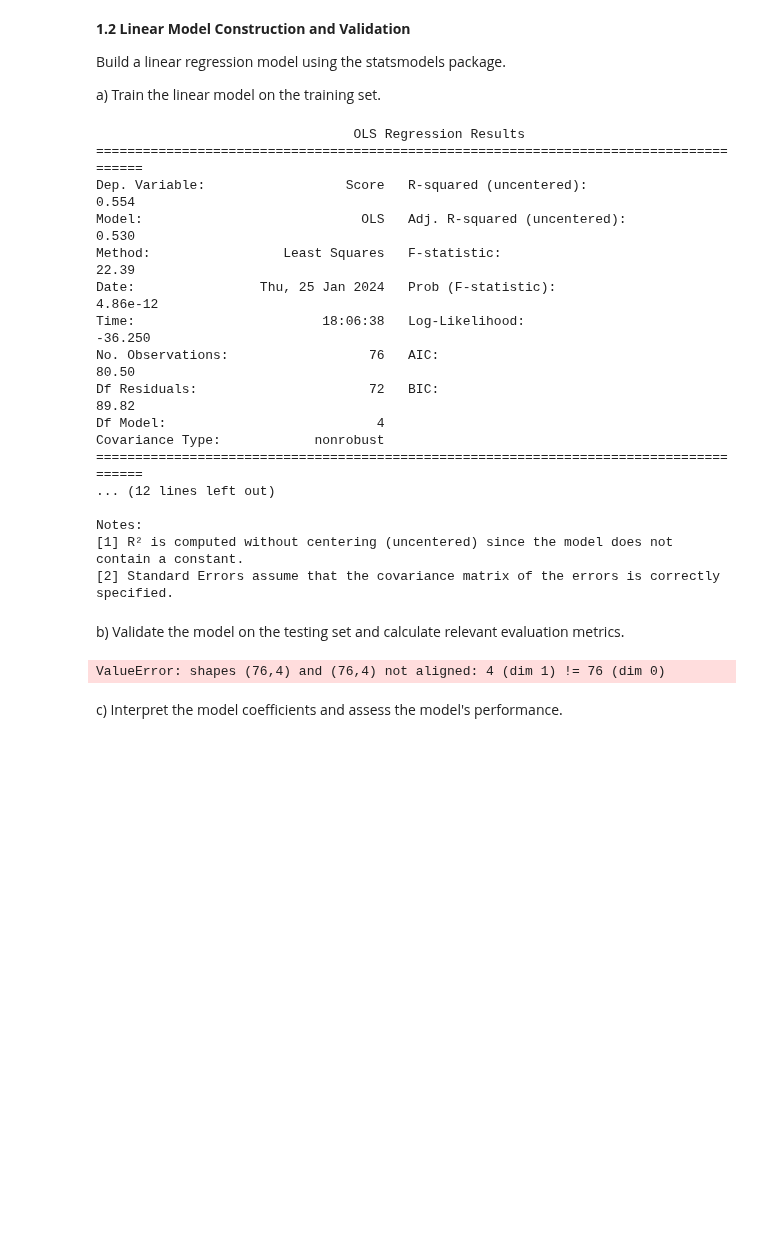
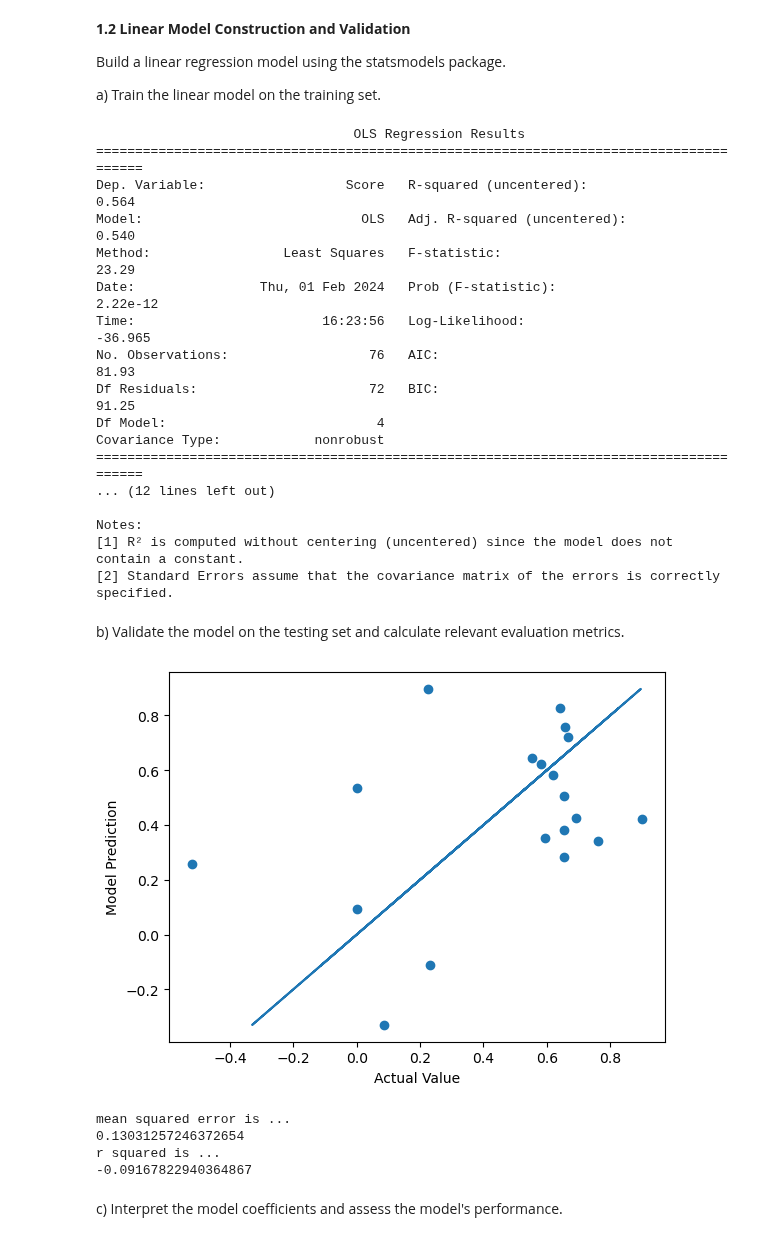
Before and after one commit to AJB33/MaterialsInformatics, a Jupyter notebook: HW/HW1/HW1 Q1.ipynb, the cells around one changed output. Saved outputs shown, nothing was run; the diff lists cells and outputs as text; code cells hidden in the pictures; blank space fills up the shorter version.

```diff
--- a/HW/HW1/HW1 Q1.ipynb
+++ b/HW/HW1/HW1 Q1.ipynb
@@ -123,24 +183,23 @@ a) Train the linear model on the training set.
 #your code goes here
 import statsmodels.api as sm
 
-# use ordinary least quares regression
-#mod = sm.OLS(Train.endog, Train.exog)
+# use ordinary least squares regression
 
 endog = Train.Score
 exog = Train.drop('Score', axis=1)
-mod = sm.OLS(endog, exog)
-res = mod.fit()
-print(res.summary())
+#exog = sm.add_constant(exog) # adding a constant drops R^2 from 0.54 to 0.229
+model = sm.OLS(endog, exog).fit()
+print(model.summary())
 # %% [output]
                                  OLS Regression Results
 =======================================================================================
-Dep. Variable:                  Score   R-squared (uncentered):                   0.554
-Model:                            OLS   Adj. R-squared (uncentered):              0.530
-Method:                 Least Squares   F-statistic:                              22.39
-Date:                Thu, 25 Jan 2024   Prob (F-statistic):                    4.86e-12
-Time:                        18:06:38   Log-Likelihood:                         -36.250
-No. Observations:                  76   AIC:                                      80.50
-Df Residuals:                      72   BIC:                                      89.82
+Dep. Variable:                  Score   R-squared (uncentered):                   0.564
+Model:                            OLS   Adj. R-squared (uncentered):              0.540
+Method:                 Least Squares   F-statistic:                              23.29
+Date:                Thu, 01 Feb 2024   Prob (F-statistic):                    2.22e-12
+Time:                        16:23:56   Log-Likelihood:                         -36.965
+No. Observations:                  76   AIC:                                      81.93
+Df Residuals:                      72   BIC:                                      91.25
 Df Model:                           4
 Covariance Type:            nonrobust
 =======================================================================================
@@ -151,15 +210,36 @@ Notes:
 [2] Standard Errors assume that the covariance matrix of the errors is correctly specified.
 # %% [markdown]
 b) Validate the model on the testing set and calculate relevant evaluation metrics.
-# %%
-#your code goes here
-Test_endog = Test.Score
-Test_exog = Train.drop('Score', axis=1)
-#print(Test_exog)
-Test_score = mod.predict(Test_exog)
-#print(Test_score)
-# %% [output]
-ValueError: shapes (76,4) and (76,4) not aligned: 4 (dim 1) != 76 (dim 0)
+# %%
+# Store the Score values in the Test_endog variable
+Test_endog = Test.Score
+# Drop Score values from test data of which score values will be predicted with the LR model
+Test_exog = Test.drop('Score', axis=1)
+# %%
+import matplotlib.pyplot as plt
+from sklearn.metrics import mean_squared_error, r2_score
+
+Test_score = model.predict(Test_exog)
+#print(Test_endog.shape)
+#print(Test_exog.shape)
+#print(Test_score.shape)
+#print(Test_endog.shape)
+plt.scatter(Test_endog,Test_score)
+plt.plot(Test_score,Test_score)
+plt.ylabel("Model Prediction")
+plt.xlabel("Actual Value")
+plt.show()
+
+print("mean squared error is ...")
+print(mean_squared_error(Test_endog,Test_score))
+print("r squared is ...")
+print(r2_score(Test_endog,Test_score))
+# %% [output]
+[figure, added]
+mean squared error is ...
+0.13031257246372654
+r squared is ...
+-0.09167822940364867
 # %% [markdown]
 c) Interpret the model coefficients and assess the model's performance.
 # %% [markdown]
```
Also changed, not shown: parts of 9 cells of this notebook, 5 other files.
